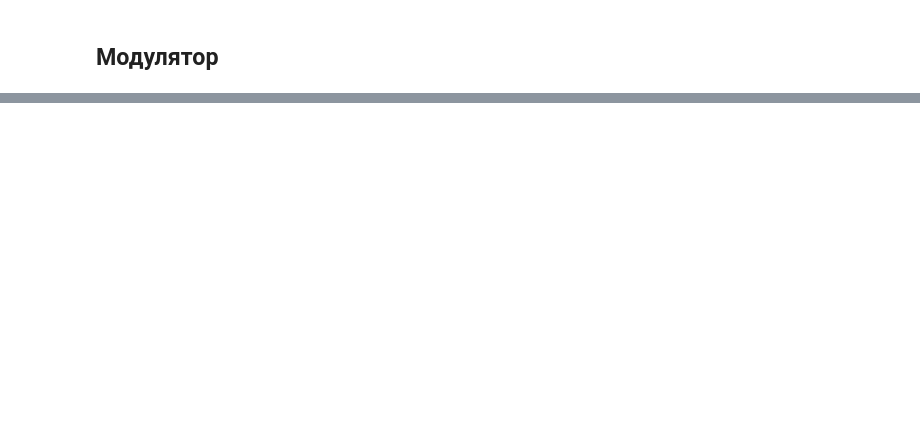
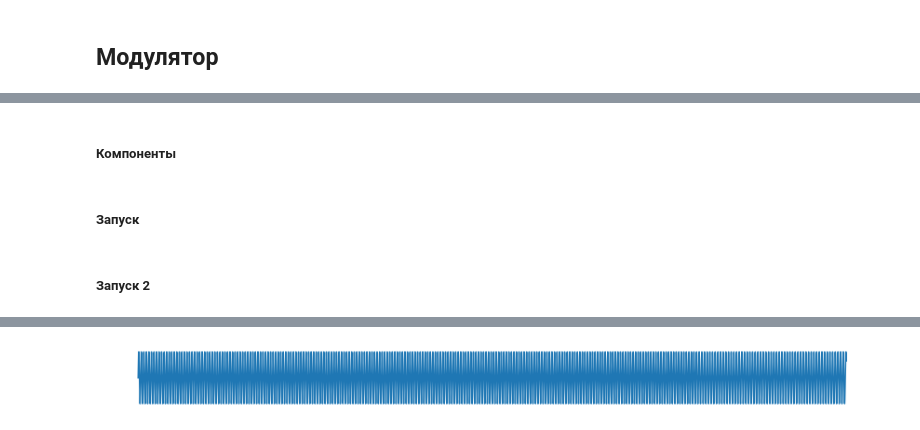
Before and after one commit to shulykun/fizkult, a Jupyter notebook: synthesizer_guide/guide.ipynb, the cells around one changed output, grey strips where cells are left out. Saved outputs shown, nothing was run; the diff lists cells and outputs as text; code cells hidden in the pictures; blank space fills up the shorter version.

```diff
--- a/synthesizer_guide/guide.ipynb
+++ b/synthesizer_guide/guide.ipynb
@@ -35,3 +37,19 @@ Audio(samples, rate=sample_rate)
+# %%
+from abc import ABC, abstractmethod
+import lib.osc
+import lib.modulator
+import lib.envelope
+import lib.utils
+import seaborn as sns
+
+
+ModulatedOscillator = lib.modulator.ModulatedOscillator
+Oscillator = lib.osc.Oscillator
+ADSREnvelope = lib.envelope.ADSREnvelope
+SR = 44_100
+
+figsize=(25, 6.25)
+colors = "#323031", "#308E91", "#34369D","#5E2A7E", "#5E2A7E", "#6F3384"
 # %% [markdown]
 ## Осцилятор
 # %%
@@ -238,0 +233,2 @@ Audio(wav, rate=sample_rate)
+# %% [markdown]
+##### Компоненты
@@ -238,0 +328,2 @@ Audio(wav, rate=sample_rate)
+# %% [markdown]
+##### Запуск
@@ -238,0 +351,29 @@ Audio(wav, rate=sample_rate)
+# %% [markdown]
+##### Запуск 2
+# %%
+def freq_mod(init_freq, env, mod_amt=0.01, sustain_level=0.7):
+#     print(env)
+    return init_freq * env
+
+
+gen = WaveAdder(
+
+
+    ModulatedOscillator(
+        SineOscillator(freq=440),
+        SquareOscillator(freq=1, wave_range=(0.95, 1)),
+        freq_mod=freq_mod,
+    ),
+
+    stereo=False
+)
+
+wav = getval(iter(gen), int(SR*4))
+
+
+figure = plt.figure(figsize=(15, 20))
+plt.subplot(15, 1, 1)
+plt.axis('off')
+plt.plot(wav[:28000])
+Audio(wav, rate=44100)
+# %% [output]
@@ -238,0 +381 @@ Audio(wav, rate=sample_rate)
+[figure, added]
```
Also changed, not shown: parts of 10 cells of this notebook, 4 other files.
